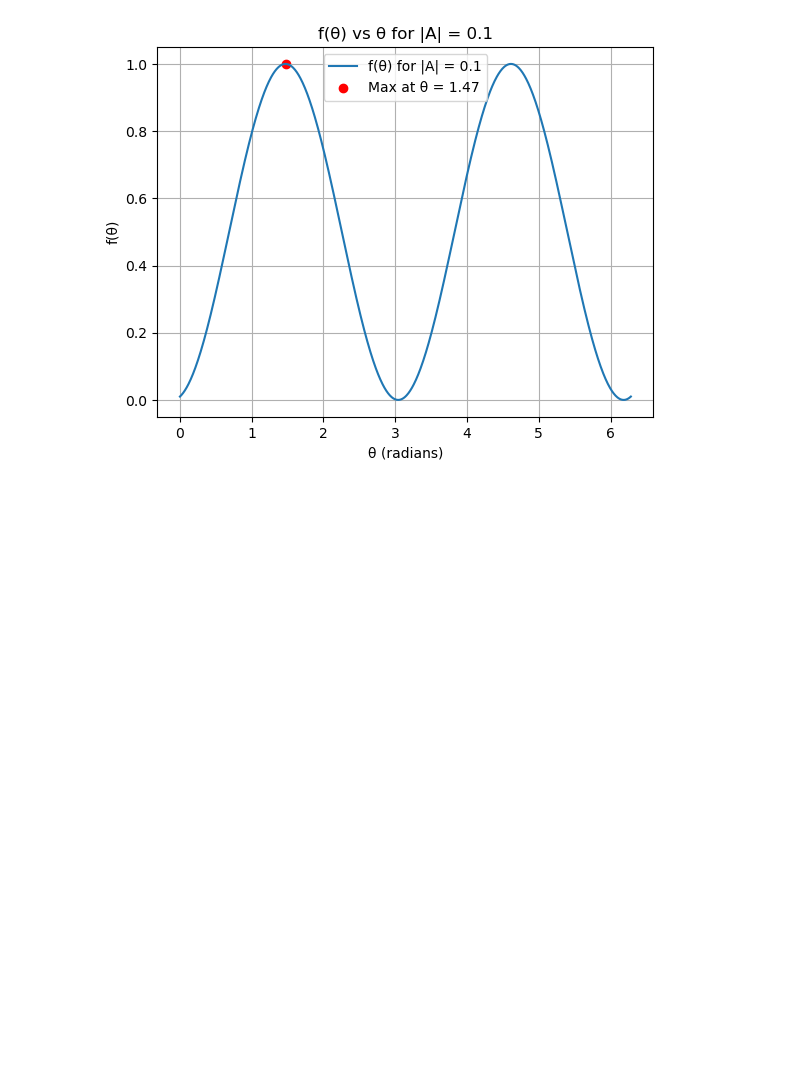
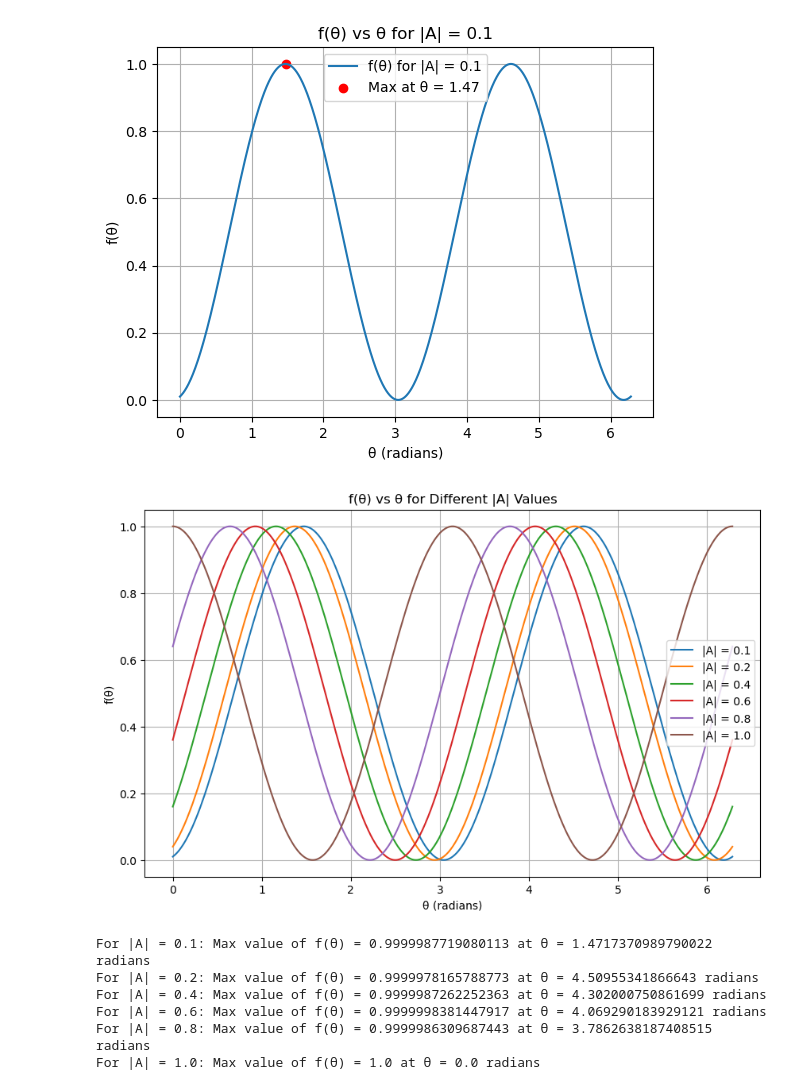
Before and after one commit to Byounghyun123/quantum-computing-simul-projs, a Jupyter notebook: Grover's Algorithm vs Hamiltonian.ipynb, the cells around one changed output. Saved outputs shown, nothing was run; the diff lists cells and outputs as text; code cells hidden in the pictures; blank space fills up the shorter version.

Commit message:
Added another plot with multiple |A| values

```diff
--- a/Grover's Algorithm vs Hamiltonian.ipynb
+++ b/Grover's Algorithm vs Hamiltonian.ipynb
@@ -83,3 +83,55 @@ plt.show()
 # %% [output]
 Max value of f(θ): 0.9999987719080113 at θ = 1.4717370989790022 radians
 [figure]
+# %%
+import numpy as np
+import matplotlib.pyplot as plt
+
+# Define the function f(θ) = (sinθ)^2 + |A||B|sin2θ + |A|^2cos2θ
+def f_theta(theta, A):
+    B = np.sqrt(1 - A**2)  # Since |A|^2 + |B|^2 = 1
+    return (np.sin(theta))**2 + A * B * np.sin(2 * theta) + A**2 * np.cos(2 * theta)
+
+# Define a list of |A| values to plot and to find max values
+A_values = [0.1, 0.2, 0.4, 0.6, 0.8, 1.0]
+
+# Set up theta values
+theta_vals = np.linspace(0, 2 * np.pi, 1000)
+
+# Store max values and corresponding theta values for each |A|
+max_values = []
+theta_max_values = []
+
+# Plot f(θ) for each |A| value and find max values
+plt.figure(figsize=(10, 6))
+for A in A_values:
+    f_vals = f_theta(theta_vals, A)
+    plt.plot(theta_vals, f_vals, label=f'|A| = {A}')
+
+    # Find the max value and corresponding theta
+    f_max = np.max(f_vals)
+    theta_max = theta_vals[np.argmax(f_vals)]
+
+    # Store the max and corresponding theta
+    max_values.append(f_max)
+    theta_max_values.append(theta_max)
+
+# Label the graph
+plt.xlabel('θ (radians)')
+plt.ylabel('f(θ)')
+plt.title('f(θ) vs θ for Different |A| Values')
+plt.legend()
+plt.grid(True)
+plt.show()
+
+# Print the max values and corresponding theta values
+for A, f_max, theta_max in zip(A_values, max_values, theta_max_values):
+    print(f"For |A| = {A}: Max value of f(θ) = {f_max} at θ = {theta_max} radians")
+# %% [output]
+[figure, added]
+For |A| = 0.1: Max value of f(θ) = 0.9999987719080113 at θ = 1.4717370989790022 radians
+For |A| = 0.2: Max value of f(θ) = 0.9999978165788773 at θ = 4.50955341866643 radians
+For |A| = 0.4: Max value of f(θ) = 0.9999987262252363 at θ = 4.302000750861699 radians
+For |A| = 0.6: Max value of f(θ) = 0.9999998381447917 at θ = 4.069290183929121 radians
+For |A| = 0.8: Max value of f(θ) = 0.9999986309687443 at θ = 3.7862638187408515 radians
+For |A| = 1.0: Max value of f(θ) = 1.0 at θ = 0.0 radians
```
